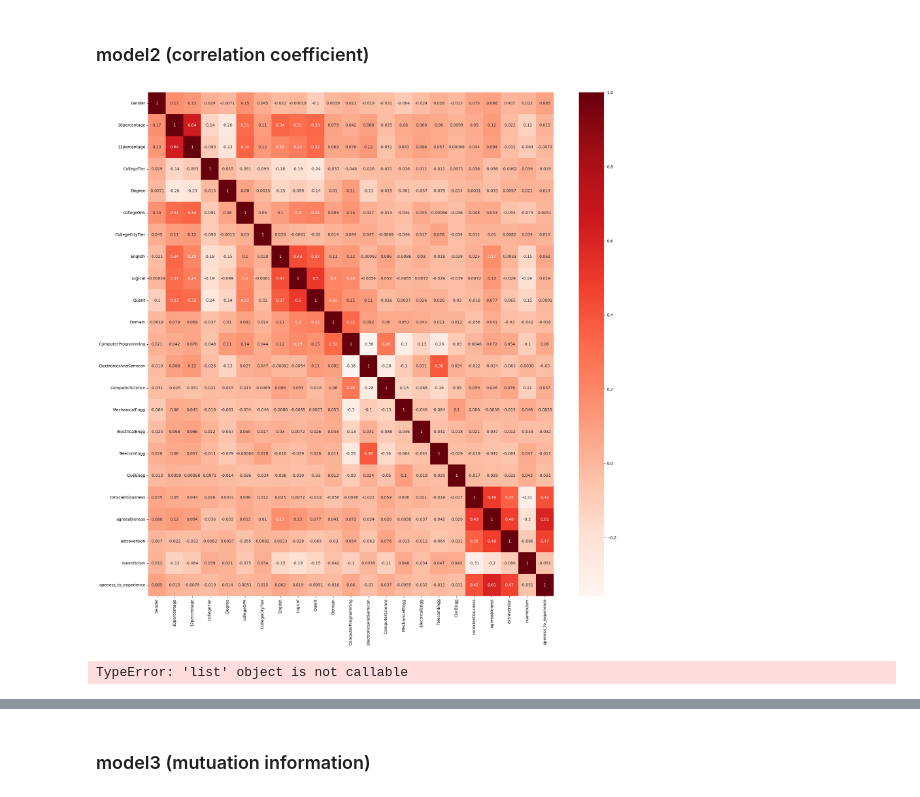
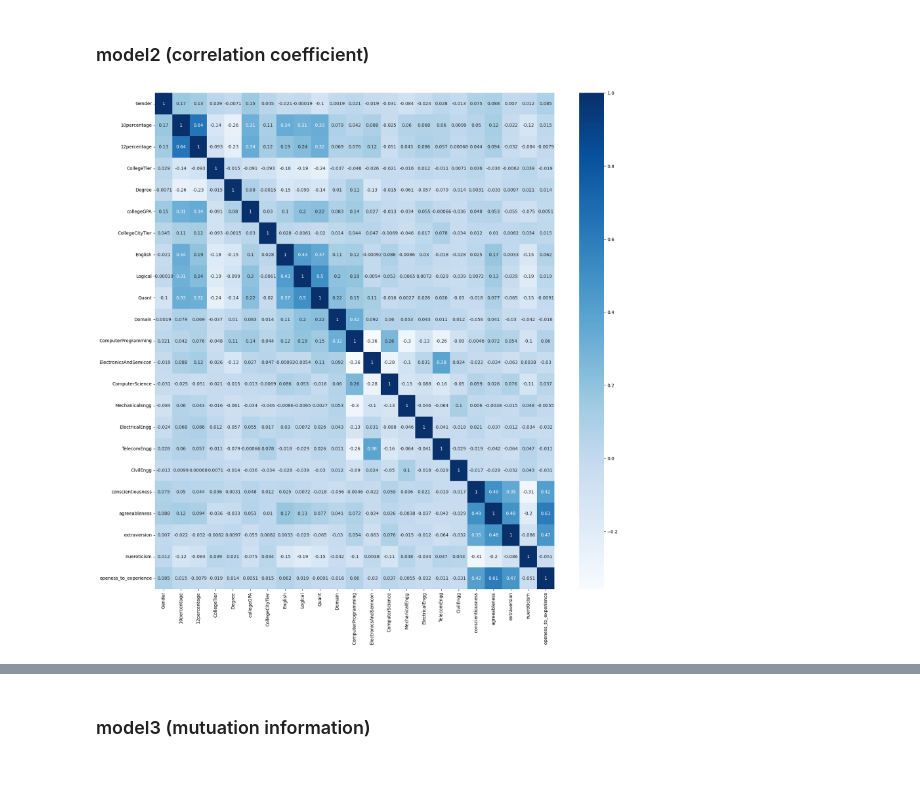
Before and after one commit to Quan0308/linear_regression, a Jupyter notebook: code/test.ipynb, the cells around one changed output, grey strips where cells are left out. Saved outputs shown, nothing was run; the diff lists cells and outputs as text; code cells hidden in the pictures.

Commit message:
explaining correlation

```diff
--- a/code/test.ipynb
+++ b/code/test.ipynb
@@ -185,22 +185,22 @@ def correlation(dataset, threshold):
 # %%
 X_train = train.drop(['Salary'], axis=1)
 Y_train = train['Salary']
 
 X_test = test.drop(['Salary'], axis=1)
 Y_test = test['Salary']
 correlation_matrix = X_train.corr()
 
-plt.figure(figsize=(23, 23))
-sns.heatmap(correlation_matrix, annot=True, cmap=plt.cm.Reds)
+plt.figure(figsize=(20, 20))
+sns.heatmap(correlation_matrix, annot=True, cmap=plt.cm.Blues)
 plt.show()
 # %% [output]
-[figure, old version]
+[figure, new version]
 # %%
 Features = train.drop(['Salary'], axis=1)
 Target = train['Salary']
 
 
-corr_feature= correlation(Features, 0.5)
+corr_feature= correlation(Features, 0.6)
 
 X_train = train.drop(corr_feature, axis=1)
 model2 = X_train.columns
@@ -210,8 +210,6 @@ X_test =  test.drop(corr_feature, axis=1)
 Df_np = X_train.to_numpy()
 np.random.default_rng().shuffle(Df_np, axis=0)
 result2 = cross_validation_model(Df_np, 10)
-# %% [output]
-TypeError: 'list' object is not callable
 # %%
 print('mae avg of model2: ',result2)
 # %% [output]
```
Also changed, not shown: parts of 8 cells of this notebook, 4 other files.
